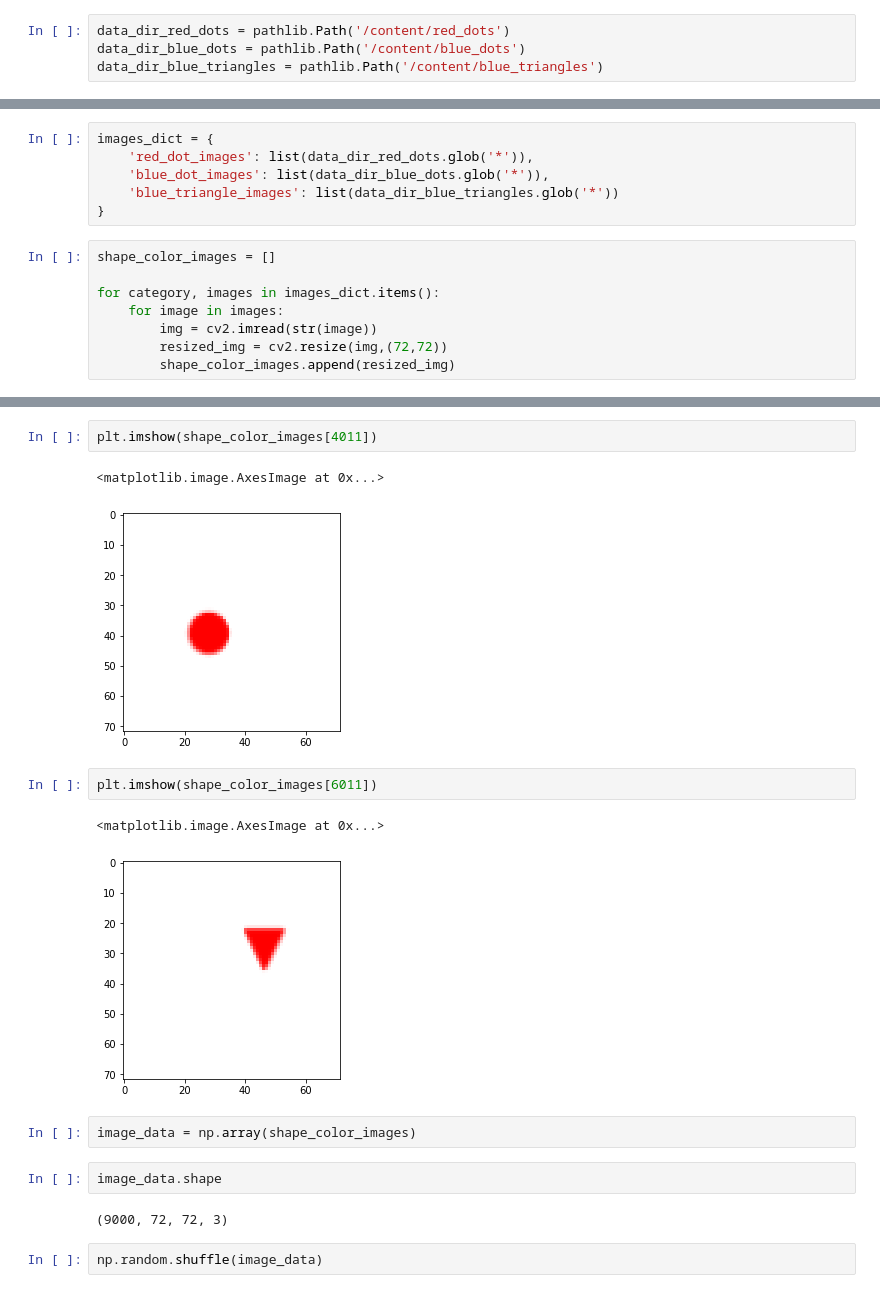
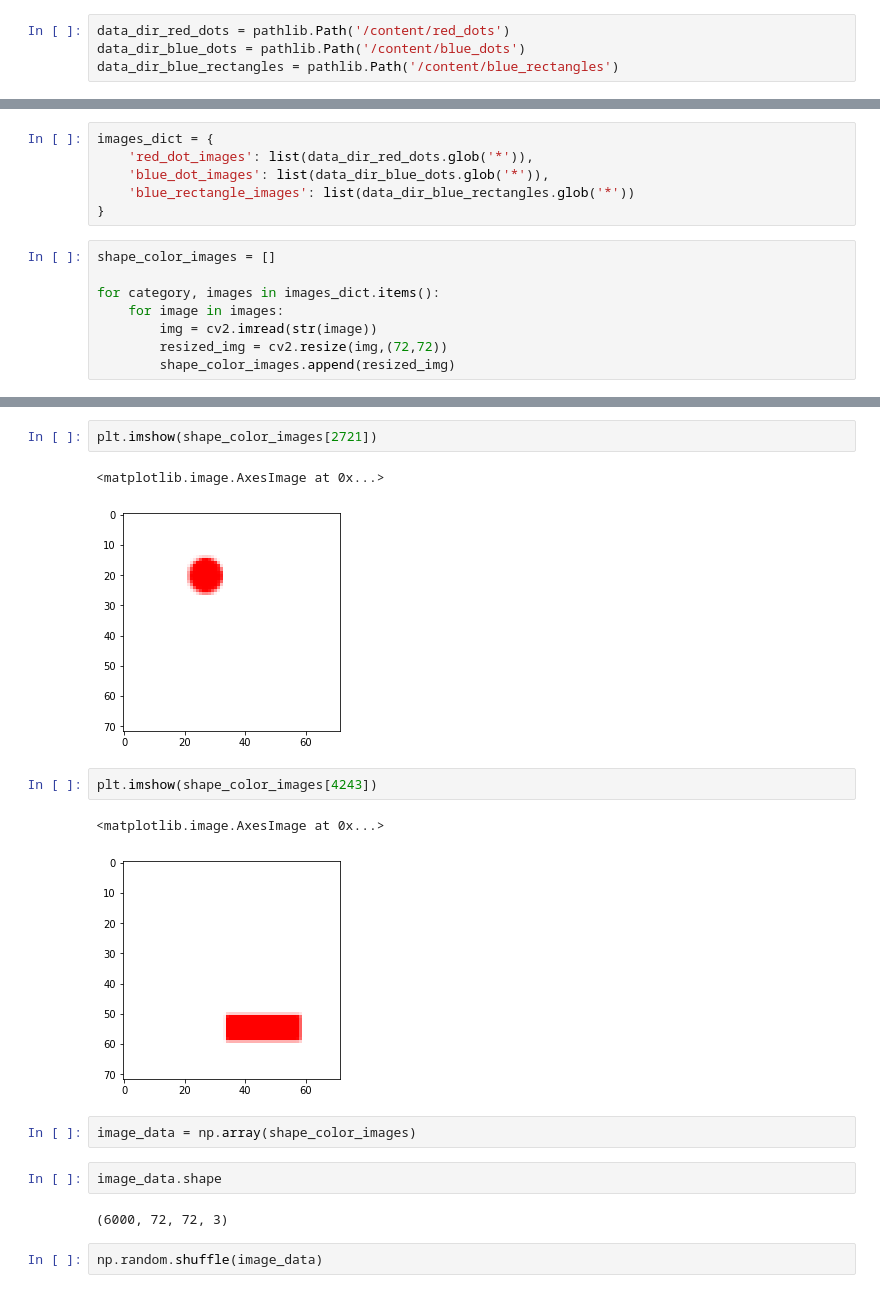
Before and after one commit to NBK-code/Normalizing-Flows-and-VAEs, a Jupyter notebook: Shape_Color_Generalization_VAE.ipynb, the cells around one changed output, grey strips where cells are left out. Drawn from its saved outputs; the diff is of its cells as text.

```diff
--- a/Shape_Color_Generalization_VAE.ipynb
+++ b/Shape_Color_Generalization_VAE.ipynb
@@ -30,7 +30,7 @@ Done!
 # %%
 data_dir_red_dots = pathlib.Path('/content/red_dots')
 data_dir_blue_dots = pathlib.Path('/content/blue_dots')
-data_dir_blue_triangles = pathlib.Path('/content/blue_triangles')
+data_dir_blue_rectangles = pathlib.Path('/content/blue_rectangles')
 # %%
 print('The number of red dot images:', len(list(data_dir_red_dots.glob('*.png'))))
 print('The number of blue dot images:', len(list(data_dir_blue_dots.glob('*.png'))))
@@ -43,7 +43,7 @@ The number of blue triangle images: 3000
 images_dict = {
     'red_dot_images': list(data_dir_red_dots.glob('*')),
     'blue_dot_images': list(data_dir_blue_dots.glob('*')),
-    'blue_triangle_images': list(data_dir_blue_triangles.glob('*'))
+    'blue_rectangle_images': list(data_dir_blue_rectangles.glob('*'))
 }
 # %%
 shape_color_images = []
@@ -65,19 +65,19 @@ plt.imshow(shape_color_images[101])
 # %%
-plt.imshow(shape_color_images[4011])
+plt.imshow(shape_color_images[2721])
 # %% [output]
 <matplotlib.image.AxesImage at 0x...>
-[figure, old version]
+[figure, new version]
 # %%
-plt.imshow(shape_color_images[6011])
+plt.imshow(shape_color_images[4243])
 # %% [output]
 <matplotlib.image.AxesImage at 0x...>
-[figure, old version]
+[figure, new version]
 # %%
 image_data = np.array(shape_color_images)
 # %%
 image_data.shape
 # %% [output]
-(9000, 72, 72, 3)
+(6000, 72, 72, 3)
 # %%
 np.random.shuffle(image_data)
 # %%
```
Also changed, not shown: parts of 21 cells of this notebook.
